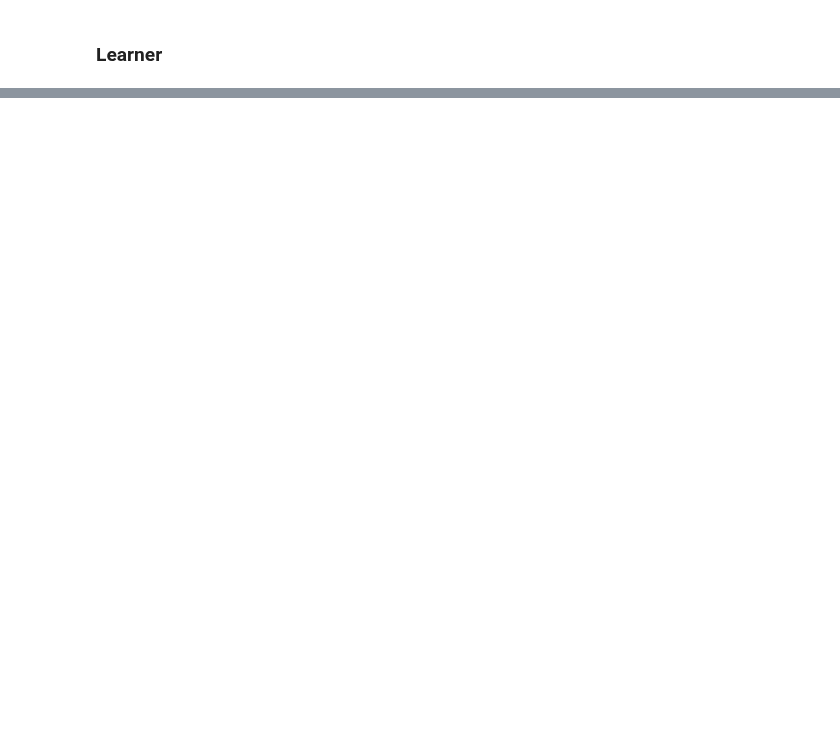
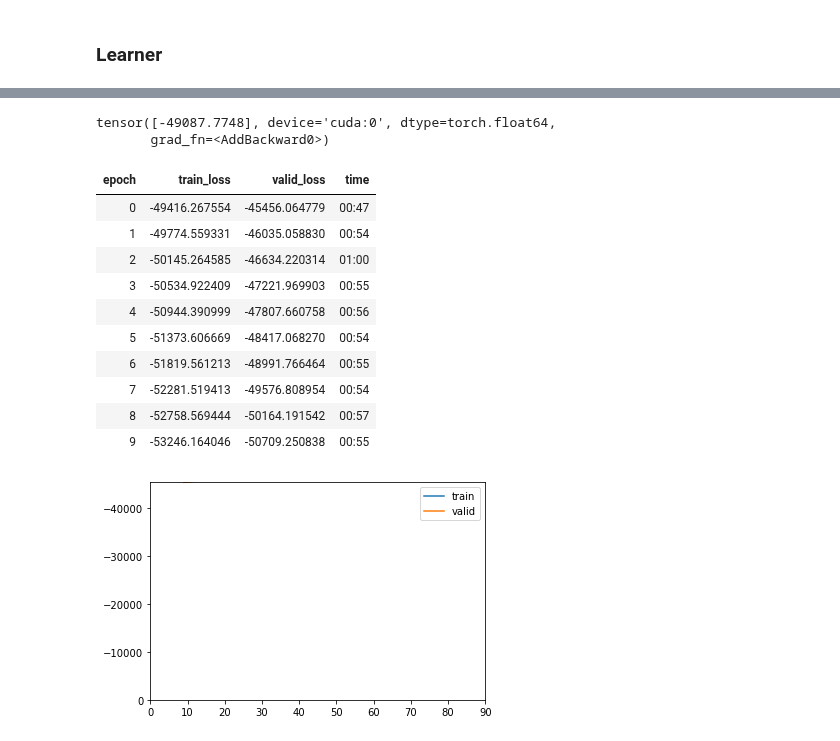
Before and after one commit to mone27/meteo_imp, a Jupyter notebook: lib_nbs/kalman/10_fastai.ipynb, the cells around one changed output, grey strips where cells are left out. Saved outputs shown, nothing was run; the diff lists cells and outputs as text; code cells hidden in the pictures; blank space fills up the shorter version.

```diff
--- a/lib_nbs/kalman/10_fastai.ipynb
+++ b/lib_nbs/kalman/10_fastai.ipynb
@@ -1000,5 +1043,5 @@ hai = read_fluxnet_csv(hai_path, 2000, num_dtype=np.float64)
 # %%
-model = KalmanFilter(**KalmanFilterTester(dtype=torch.float64).params)
+model64 = KalmanFilter.init_random(hai.shape[1], hai.shape[1], dtype=torch.float64).cuda()
 # %%
-dls = make_dataloader(hai[:2000], 200, 10, bs=1)
+dls64 = make_dataloader(hai64, 200, 10, bs=100)
 # %%
@@ -1015,12 +1064,30 @@ pred = model(input)
 # %%
-imp_ll_loss(pred, target)
+KalmanLoss()(pred, target)
+# %% [output]
+tensor([-49087.7748], device='cuda:0', dtype=torch.float64,
+       grad_fn=<AddBackward0>)
 # %%
 #| export
 class Float64Callback(Callback):
     order = Recorder.order + 10 # run
     def before_fit(self):
         self.recorder.smooth_loss.val = torch.tensor(0, dtype=torch.float64) # default is a float 32
+# %%
+model64.use_smooth = True
 # %%
-learn = Learner(dls, model, loss_func=imp_ll_loss, cbs = [ShowGraphCallback, Float64Callback] )
+learn64 = Learner(dls64, model64, loss_func=KalmanLoss(), cbs = [ShowGraphCallback, Float64Callback] )
 # %%
-learn.fit(10, 1e-3)
+learn64.fit(10, 1e-3)
+# %% [output]
+| epoch | train_loss | valid_loss | time |
+| 0 | -49416.267554 | -45456.064779 | 00:47 |
+| 1 | -49774.559331 | -46035.058830 | 00:54 |
+| 2 | -50145.264585 | -46634.220314 | 01:00 |
+| 3 | -50534.922409 | -47221.969903 | 00:55 |
+| 4 | -50944.390999 | -47807.660758 | 00:56 |
+| 5 | -51373.606669 | -48417.068270 | 00:54 |
+| 6 | -51819.561213 | -48991.766464 | 00:55 |
+| 7 | -52281.519413 | -49576.808954 | 00:54 |
+| 8 | -52758.569444 | -50164.191542 | 00:57 |
+| 9 | -53246.164046 | -50709.250838 | 00:55 |
+[figure, added]
```
Also changed, not shown: parts of 74 cells of this notebook, 10 other files.
